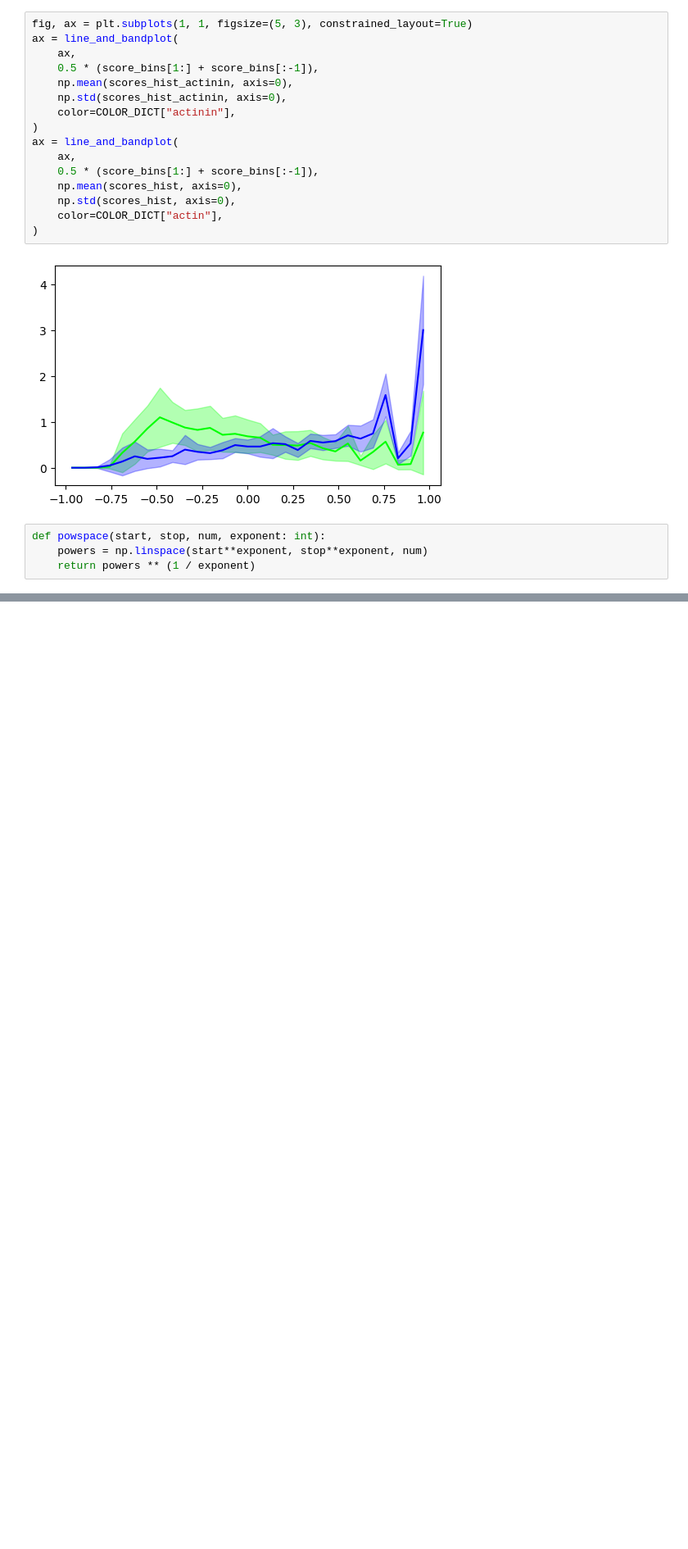
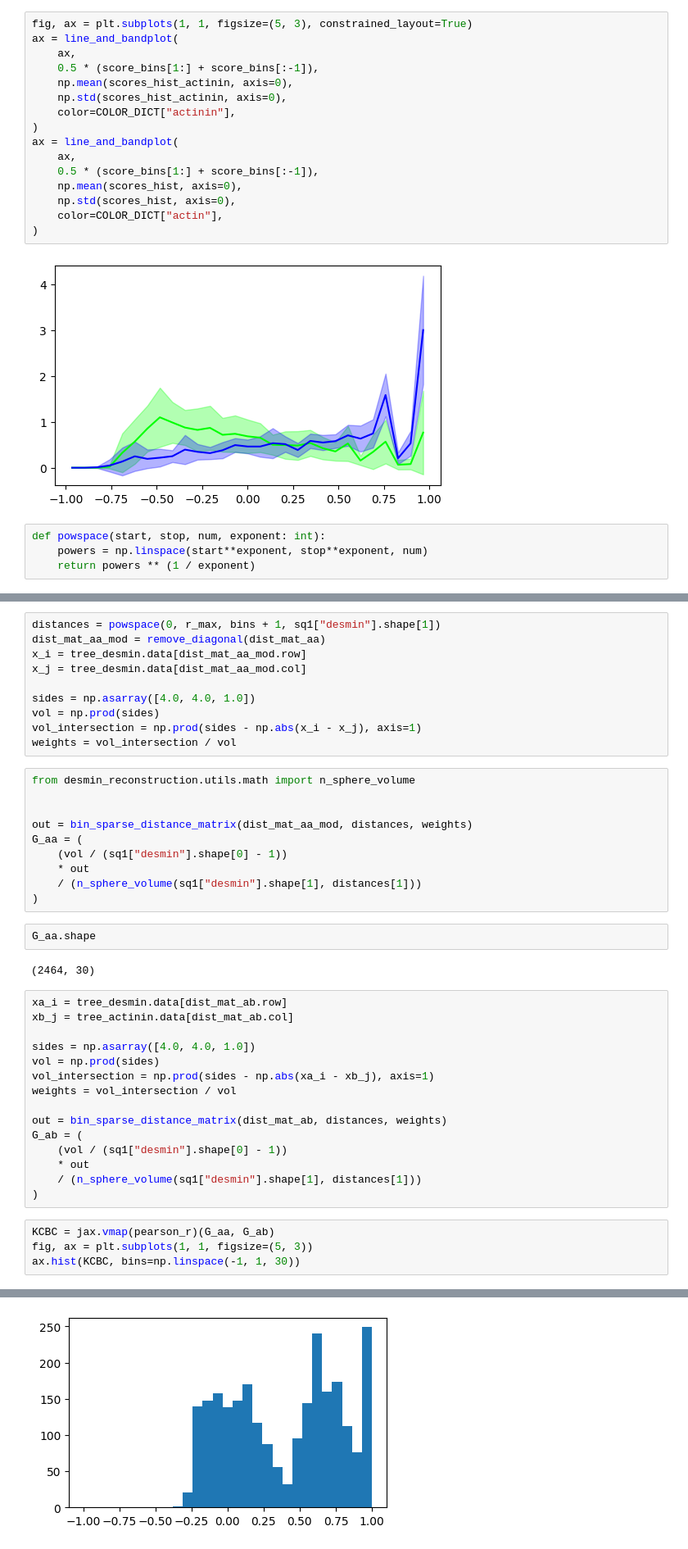
Before and after one commit to Jhko725/desmin-sarcomere-interior, a Jupyter notebook: notebooks/coordinate_based_colocalization.ipynb, the cells around one changed output, grey strips where cells are left out. Shown at 82% size. Drawn from its saved outputs; the diff is of its cells as text; blank space fills up the shorter version.

Commit message:
Implemented the KCBC algorithm from liu et al.

```diff
--- a/notebooks/coordinate_based_colocalization.ipynb
+++ b/notebooks/coordinate_based_colocalization.ipynb
@@ -418,0 +484,44 @@ def powspace(start, stop, num, exponent: int):
+# %%
+distances = powspace(0, r_max, bins + 1, sq1["desmin"].shape[1])
+dist_mat_aa_mod = remove_diagonal(dist_mat_aa)
+x_i = tree_desmin.data[dist_mat_aa_mod.row]
+x_j = tree_desmin.data[dist_mat_aa_mod.col]
+
+sides = np.asarray([4.0, 4.0, 1.0])
+vol = np.prod(sides)
+vol_intersection = np.prod(sides - np.abs(x_i - x_j), axis=1)
+weights = vol_intersection / vol
+# %%
+from desmin_reconstruction.utils.math import n_sphere_volume
+
+
+out = bin_sparse_distance_matrix(dist_mat_aa_mod, distances, weights)
+G_aa = (
+    (vol / (sq1["desmin"].shape[0] - 1))
+    * out
+    / (n_sphere_volume(sq1["desmin"].shape[1], distances[1]))
+)
+# %%
+G_aa.shape
+# %% [output]
+(2464, 30)
+# %%
+xa_i = tree_desmin.data[dist_mat_ab.row]
+xb_j = tree_actinin.data[dist_mat_ab.col]
+
+sides = np.asarray([4.0, 4.0, 1.0])
+vol = np.prod(sides)
+vol_intersection = np.prod(sides - np.abs(xa_i - xb_j), axis=1)
+weights = vol_intersection / vol
+
+out = bin_sparse_distance_matrix(dist_mat_ab, distances, weights)
+G_ab = (
+    (vol / (sq1["desmin"].shape[0] - 1))
+    * out
+    / (n_sphere_volume(sq1["desmin"].shape[1], distances[1]))
+)
+# %%
+KCBC = jax.vmap(pearson_r)(G_aa, G_ab)
+fig, ax = plt.subplots(1, 1, figsize=(5, 3))
+ax.hist(KCBC, bins=np.linspace(-1, 1, 30))
+# %% [output]
@@ -418,0 +538 @@ def powspace(start, stop, num, exponent: int):
+[figure, added]
```
Also changed, not shown: parts of 25 cells of this notebook.
